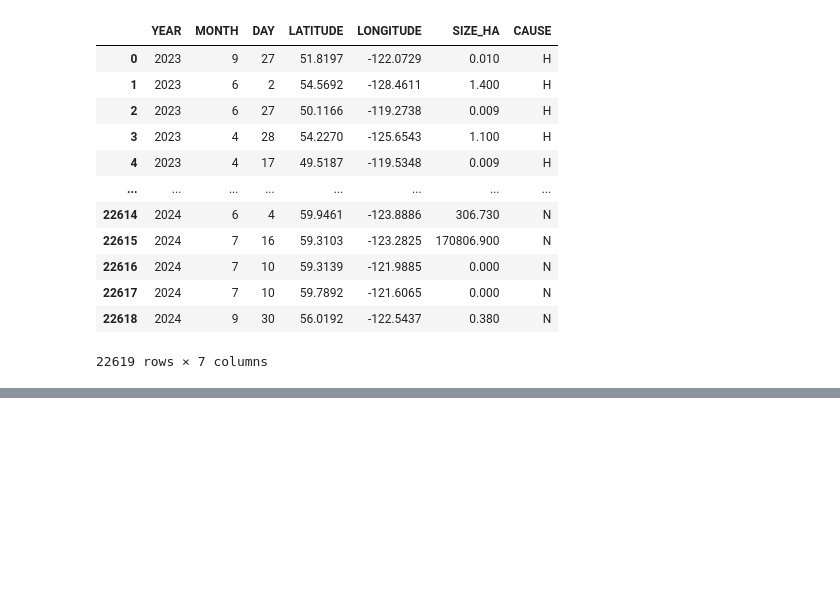
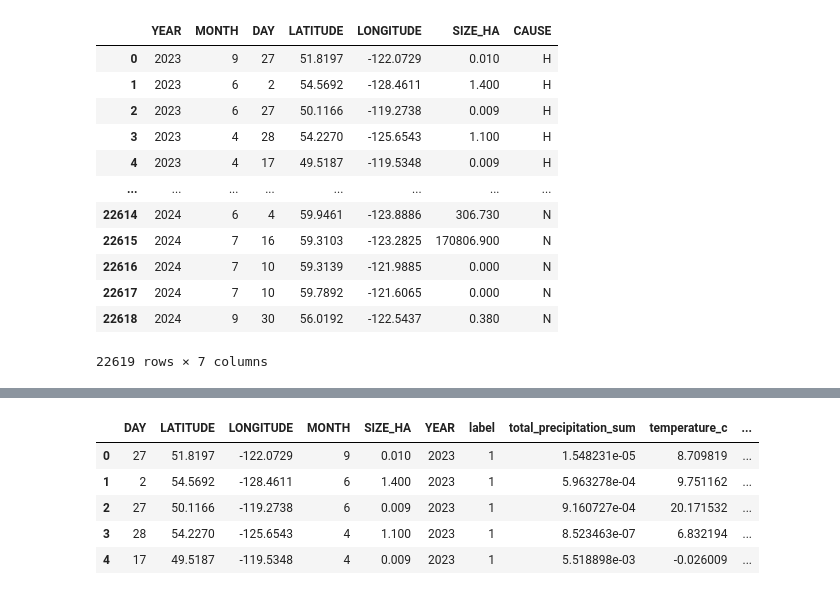
Before and after one commit to MikaTan2007/bc-wildfire-prediction, a Jupyter notebook: bc_wildfire_prediction.ipynb, the cells around one changed output, grey strips where cells are left out. Drawn from its saved outputs; the diff is of its cells as text; code cells hidden in the pictures; blank space fills up the shorter version.

```diff
--- a/bc_wildfire_prediction.ipynb
+++ b/bc_wildfire_prediction.ipynb
@@ -255,8 +255,8 @@ Successfully isolated 22619 historical fires in BC!
 # %% [markdown]
 ### Extracting Geographical Features for those areas in GEE
 # %%
-df = pd.read_csv('bc_historical_fires.csv')
-df
+historical_fires = pd.read_csv('bc_historical_fires.csv')
+historical_fires
 # %% [output]
 |  | YEAR | MONTH | DAY | LATITUDE | LONGITUDE | SIZE_HA | CAUSE |
 | 0 | 2023 | 9 | 27 | 51.8197 | -122.0729 | 0.010 | H |
@@ -274,7 +274,7 @@ df
 # %%
 ee_points = []
 
-for index, row in df.iterrows():
+for index, row in historical_fires.iterrows():
   # Creating a GEE Feature
   point = ee.Feature(
       ee.Geometry.Point([
@@ -286,6 +286,8 @@ for index, row in df.iterrows():
           'MONTH': int(row['MONTH']),
           'DAY': int(row['DAY']),
           'SIZE_HA': float(row['SIZE_HA']),
+          'LATITUDE': row['LATITUDE'],
+          'LONGITUDE': row['LONGITUDE'],
           'label': 1 # Positive wildfire sample
       }
   )
@@ -325,12 +331,6 @@ def extract_weather_for_fire(feature):
 # %%
-# test_subset = fire_features.limit(100)
-
-processed_subset = fire_features.map(extract_weather_for_fire)
-
-bc_weather_fires = geemap.ee_to_df(processed_subset)
-
 # Post-processing: convert Kelvin to Celsius
 bc_weather_fires['temperature_c'] = bc_weather_fires['temperature_2m'] - 273.15
 bc_weather_fires['dewpoint_c'] = bc_weather_fires['dewpoint_temperature_2m'] - 273.15
 
-display(bc_weather_fires[['YEAR', 'MONTH', 'DAY', 'temperature_c', 'total_precipitation_sum', 'dewpoint_c', 'label']].head())
+bc_weather_fires = bc_weather_fires.drop(columns=['dewpoint_temperature_2m', 'temperature_2m'])
@@ -345,2 +337,11 @@ WARNING:googleapiclient.http:Sleeping 0.53 seconds before retry 1 of 5 for reque
+# %%
+display(bc_weather_fires.head())
+# %% [output]
+|  | DAY | LATITUDE | LONGITUDE | MONTH | SIZE_HA | YEAR | label | total_precipitation_sum | temperature_c | ... |
+| 0 | 27 | 51.8197 | -122.0729 | 9 | 0.010 | 2023 | 1 | 1.548231e-05 | 8.709819 | ... |
+| 1 | 2 | 54.5692 | -128.4611 | 6 | 1.400 | 2023 | 1 | 5.963278e-04 | 9.751162 | ... |
+| 2 | 27 | 50.1166 | -119.2738 | 6 | 0.009 | 2023 | 1 | 9.160727e-04 | 20.171532 | ... |
+| 3 | 28 | 54.2270 | -125.6543 | 4 | 1.100 | 2023 | 1 | 8.523463e-07 | 6.832194 | ... |
+| 4 | 17 | 49.5187 | -119.5348 | 4 | 0.009 | 2023 | 1 | 5.518898e-03 | -0.026009 | ... |
 # %%
 bc_weather_fires.to_csv("bc_weather_fires.csv", index=False)
```
Also changed, not shown: parts of 15 cells of this notebook.
